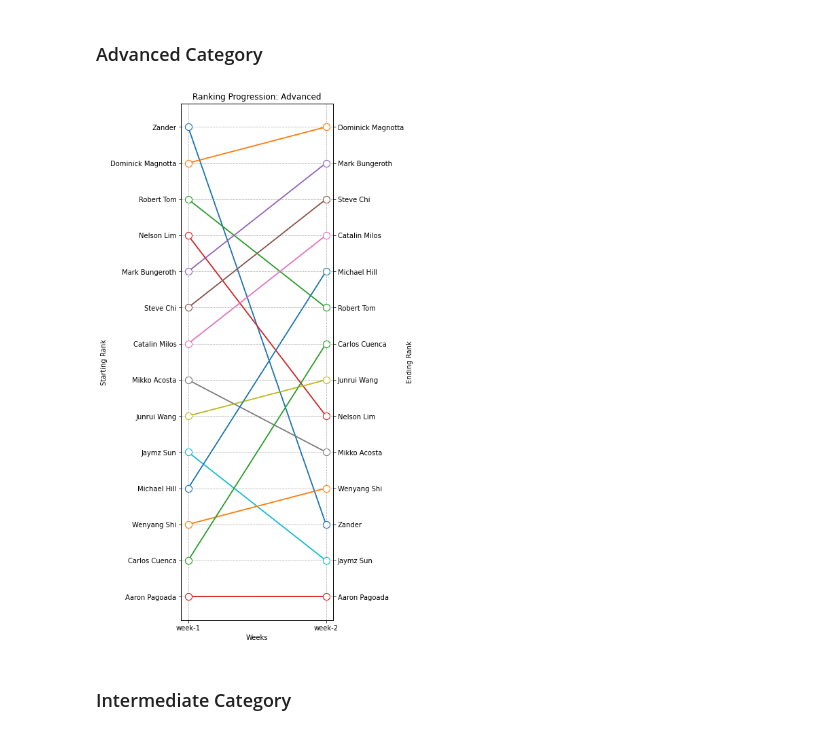
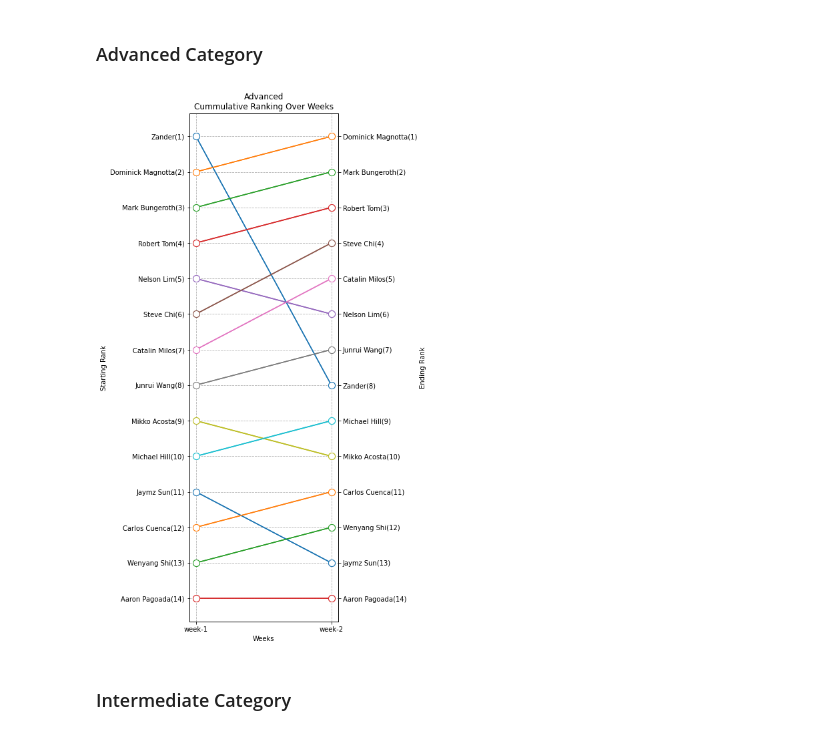
Before and after one commit to jamal-ahmad/bkb-league-scores, a Jupyter notebook: climbing-results.ipynb, the cells around one changed output. Saved outputs shown, nothing was run; the diff lists cells and outputs as text; code cells hidden in the pictures.

Commit message:
corrected ordering of parsing and progress generation, cummulative progression

```diff
--- a/climbing-results.ipynb
+++ b/climbing-results.ipynb
@@ -199,3 +205,46 @@ def plot_rank_progression(weekly_ranks, title):
     for person in weekly_ranks.keys():
         ax1.plot(weekly_ranks[person], marker="o", mfc="w", markersize=10)
         ax2.plot(weekly_ranks[person], marker="o", mfc="w", markersize=10)
+# %%
+
+def weekly_ranks_cummulative(catgeory):
+    # pivote the data to be by week
+    weekly_person_scores = {}
+    for person in person_scores[catgeory].keys():
+        score_so_far = {
+            "tops": 0,
+            "zones": 0,
+            "attempts": 0,
+        }
+        for week in person_scores[catgeory][person].keys():
+            if week not in weekly_person_scores:
+                weekly_person_scores[week] = []
+            score_so_far["tops"] += person_scores[catgeory][person][week]["tops"]
+            score_so_far["zones"] += person_scores[catgeory][person][week]["zones"]
+            score_so_far["attempts"] += person_scores[catgeory][person][week]["attempts"]
+            item = {
+                "name": person,
+                "tops": score_so_far["tops"],
+                "zones": score_so_far["tops"],
+                "attempts": score_so_far["tops"],
+            }
+            if "zander" in person.lower():
+                pprint(person_scores[catgeory][person][week])
+                print(week, item)
+            weekly_person_scores[week].append(item)
+
+    person_ranks={}
+    for week in weekly_person_scores.keys():
+        sorted_week_scores = sorted(
+            weekly_person_scores[week],
+            reverse=True,
+            key=lambda s: (s['tops'], s['zones'], -s['attempts'])
+        )
+        for rank, item in enumerate(sorted_week_scores):
+            if item["name"] not in person_ranks:
+                person_ranks[item["name"]] = []
+            person_ranks[item["name"]].append(rank+1)
+    return person_ranks
+
+
+boo = weekly_ranks_cummulative("advanced")
@@ -356,9 +410,9 @@ Ranking (Worst Week Dropped)
 ## Progression Results
 # %% [markdown]
 ### Advanced Category
-# %%
-plot_rank_progression(weekly_ranks("advanced"), "Ranking Progression: Advanced")
-# %% [output]
-[figure, removed]
+# %%
+plot_rank_progression(weekly_ranks_cummulative("advanced"), "Advanced\nCummulative Ranking Over Weeks")
+# %% [output]
+[figure, added]
 # %% [markdown]
 ### Intermediate Category
```
Also changed, not shown: parts of 8 cells of this notebook, 1 other file.
